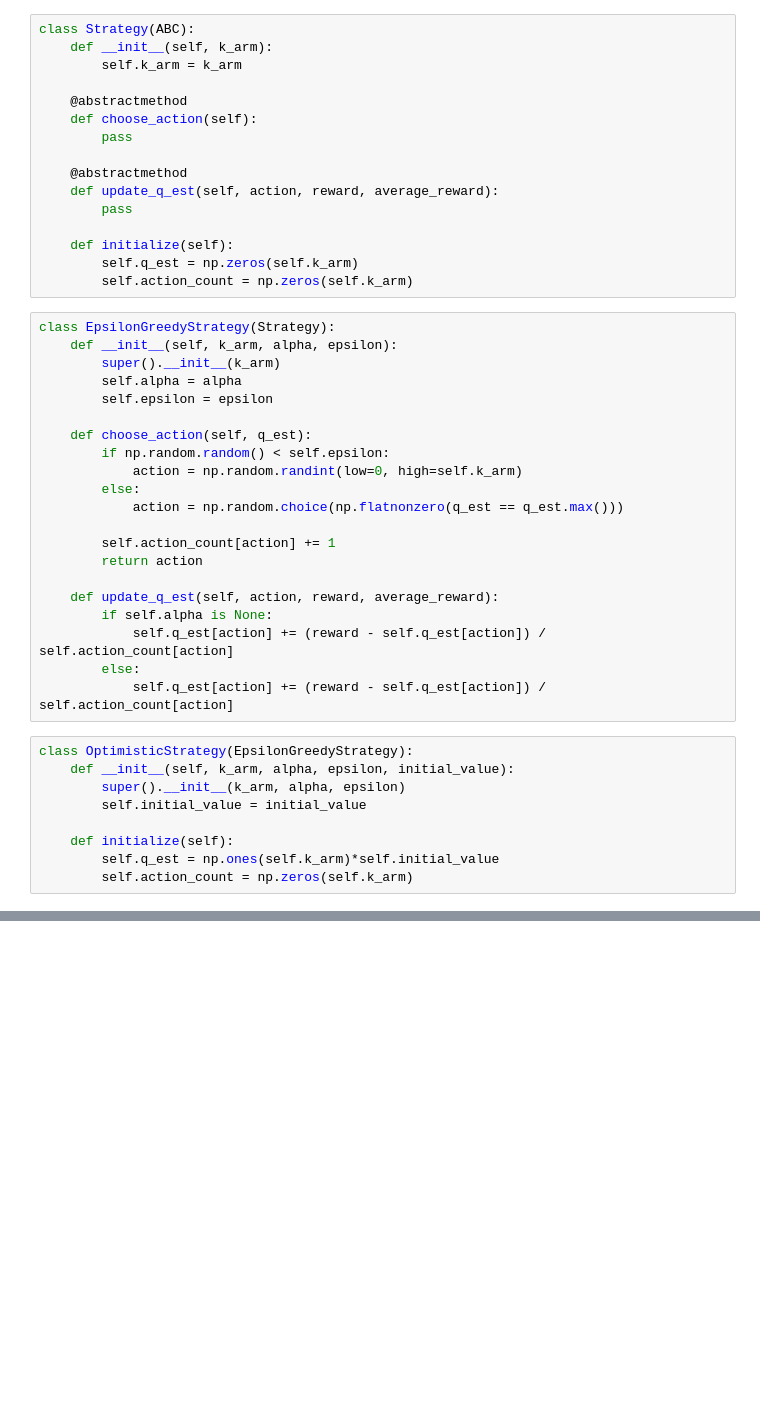
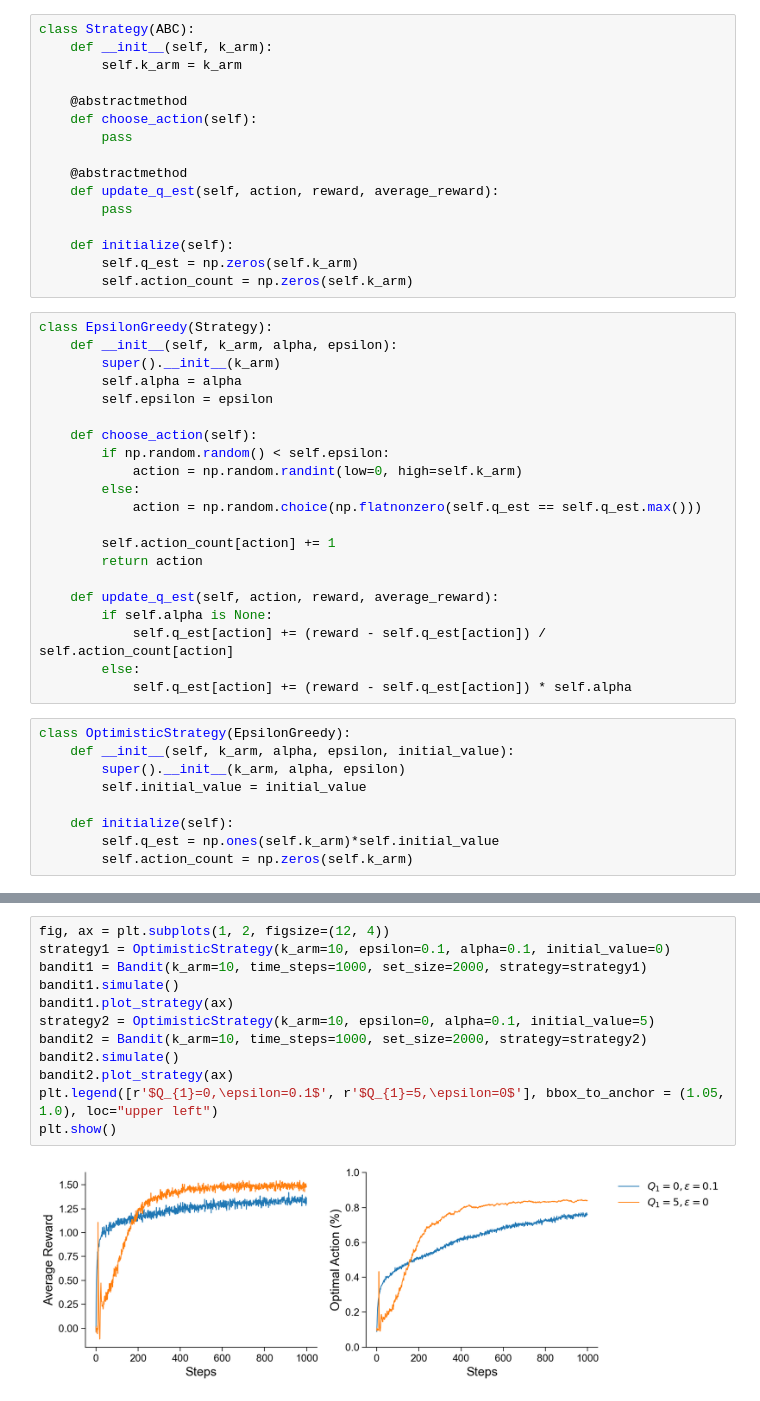
Before and after one commit to Yu-AngCheng/JC, a Jupyter notebook: Reinforcement Learning An Introduction/Ch2.ipynb, the cells around one changed output, grey strips where cells are left out. Cells and saved outputs as stored; diff of their text form; blank space fills up the shorter version.

```diff
--- a/Reinforcement Learning An Introduction/Ch2.ipynb
+++ b/Reinforcement Learning An Introduction/Ch2.ipynb
@@ -27,17 +30,17 @@ class Strategy(ABC):
         self.q_est = np.zeros(self.k_arm)
         self.action_count = np.zeros(self.k_arm)
 # %%
-class EpsilonGreedyStrategy(Strategy):
+class EpsilonGreedy(Strategy):
     def __init__(self, k_arm, alpha, epsilon):
         super().__init__(k_arm)
         self.alpha = alpha
         self.epsilon = epsilon
 
-    def choose_action(self, q_est):
+    def choose_action(self):
         if np.random.random() < self.epsilon:
             action = np.random.randint(low=0, high=self.k_arm)
         else:
-            action = np.random.choice(np.flatnonzero(q_est == q_est.max()))
+            action = np.random.choice(np.flatnonzero(self.q_est == self.q_est.max()))
 
         self.action_count[action] += 1
         return action
@@ -46,9 +49,9 @@ class EpsilonGreedyStrategy(Strategy):
         if self.alpha is None:
             self.q_est[action] += (reward - self.q_est[action]) / self.action_count[action]
         else:
-            self.q_est[action] += (reward - self.q_est[action]) / self.action_count[action]
+            self.q_est[action] += (reward - self.q_est[action]) * self.alpha
 # %%
-class OptimisticStrategy(EpsilonGreedyStrategy):
+class OptimisticStrategy(EpsilonGreedy):
     def __init__(self, k_arm, alpha, epsilon, initial_value):
         super().__init__(k_arm, alpha, epsilon)
         self.initial_value = initial_value
@@ -358,0 +189,14 @@ plt.show()
+# %%
+fig, ax = plt.subplots(1, 2, figsize=(12, 4))
+strategy1 = OptimisticStrategy(k_arm=10, epsilon=0.1, alpha=0.1, initial_value=0)
+bandit1 = Bandit(k_arm=10, time_steps=1000, set_size=2000, strategy=strategy1)
+bandit1.simulate()
+bandit1.plot_strategy(ax)
+strategy2 = OptimisticStrategy(k_arm=10, epsilon=0, alpha=0.1, initial_value=5)
+bandit2 = Bandit(k_arm=10, time_steps=1000, set_size=2000, strategy=strategy2)
+bandit2.simulate()
+bandit2.plot_strategy(ax)
+plt.legend([r'$Q_{1}=0,\epsilon=0.1$', r'$Q_{1}=5,\epsilon=0$'], bbox_to_anchor = (1.05, 1.0), loc="upper left")
+plt.show()
+# %% [output]
+[figure, added]
```
Also changed, not shown: parts of 11 cells of this notebook.
